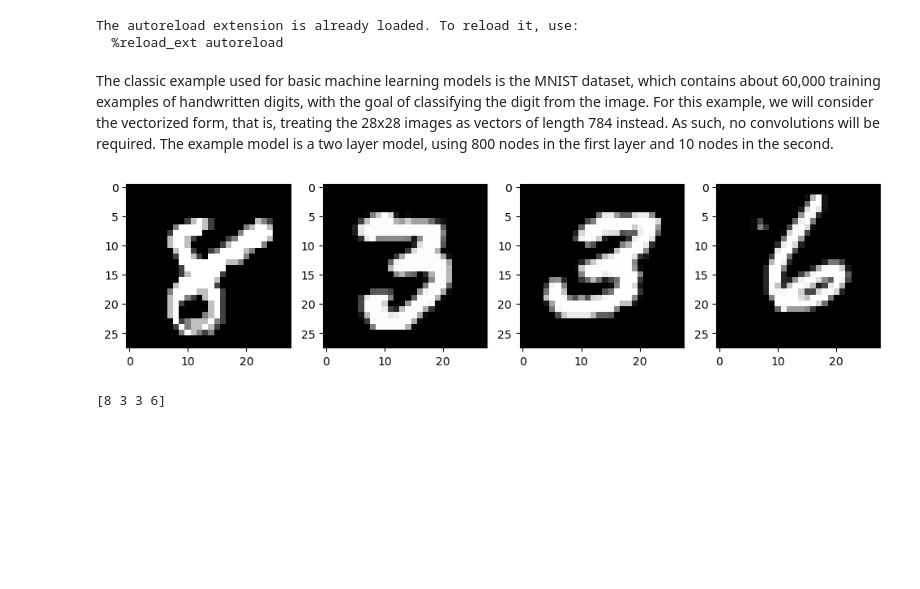
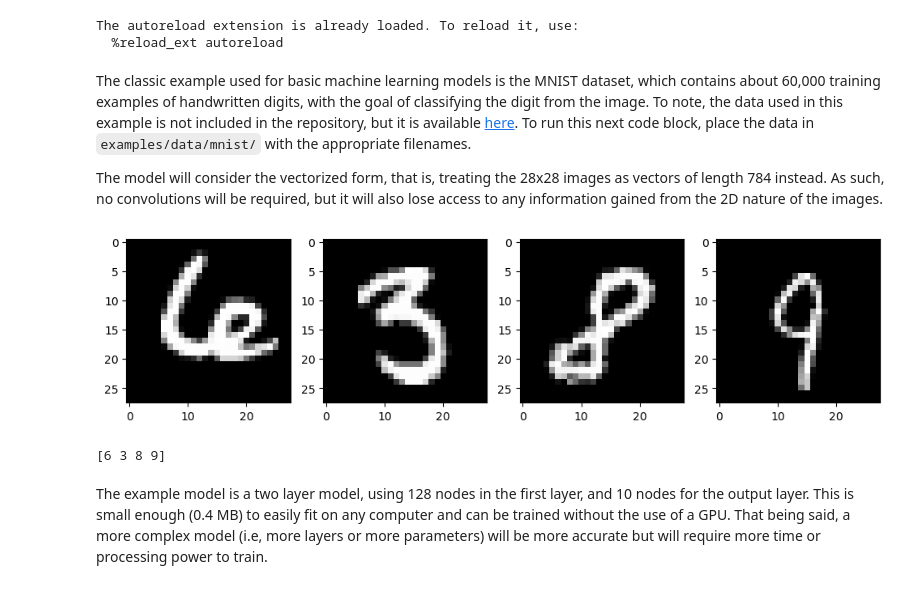
Before and after one commit to bhata-stack/nnfs, a Jupyter notebook: examples/mnist.ipynb, the cells around one changed output. Drawn from its saved outputs; the diff is of its cells as text; code cells hidden in the pictures; blank space fills up the shorter version.

```diff
--- a/examples/mnist.ipynb
+++ b/examples/mnist.ipynb
@@ -11,50 +13,53 @@ from nnfs.layers import LinearLayer
 The autoreload extension is already loaded. To reload it, use:
   %reload_ext autoreload
 # %% [markdown]
-The classic example used for basic machine learning models is the MNIST dataset, which contains about 60,000 training examples of handwritten digits, with the goal of classifying the digit from the image. For this example, we will consider the vectorized form, that is, treating the 28x28 images as vectors of length 784 instead. As such, no convolutions will be required.
-The example model is a two layer model, using 800 nodes in the first layer and 10 nodes in the second.
+The classic example used for basic machine learning models is the MNIST dataset, which contains about 60,000 training examples of handwritten digits, with the goal of classifying the digit from the image. To note, the data used in this example is not included in the repository, but it is available [here](https://drive.google.com/file/d/11ZiNnV3YtpZ7d9afHZg0rtDRrmhha-1E/view). To run this next code block, place the data in `examples/data/mnist/` with the appropriate filenames.
+
+The model will consider the vectorized form, that is, treating the 28x28 images as vectors of length 784 instead. As such, no convolutions will be required, but it will also lose access to any information gained from the 2D nature of the images.
 # %%
 # Load datasets into numpy arrays
-with open("data/train-images.idx3-ubyte", "rb") as file:
+with open("data/mnist/train-images.idx3-ubyte", "rb") as file:
     train_image = np.frombuffer(file.read(), np.uint8, offset=16).reshape(-1, 28 * 28)
-with open("data/t10k-images.idx3-ubyte", "rb") as file:
+with open("data/mnist/t10k-images.idx3-ubyte", "rb") as file:
     test_image = np.frombuffer(file.read(), np.uint8, offset=16).reshape(-1, 28 * 28)
 
-with open("data/train-labels.idx1-ubyte", "rb") as file:
+with open("data/mnist/train-labels.idx1-ubyte", "rb") as file:
     train_labels = np.frombuffer(file.read(), np.uint8, offset=8)
-with open("data/t10k-labels.idx1-ubyte", "rb") as file:
+with open("data/mnist/t10k-labels.idx1-ubyte", "rb") as file:
     test_labels = np.frombuffer(file.read(), np.uint8, offset=8)
 
 
 def draw_mnist_num(arr):
     """Helper function to draw MNIST numbers"""
     # Number of graphs
     nums = arr.shape[0]
 
     # Loop and graph
     fig, axes = plt.subplots(1, nums)
     for i in range(nums):
         axes[i].imshow(arr[i].reshape(28, 28), cmap="gray")
     fig.set_size_inches(3 * nums, 3)
     plt.show()
 
 # Confirm images and labels are aligned
 rand_inds = np.random.choice(train_image.shape[0], 4, replace = False)
 draw_mnist_num(train_image[rand_inds])
 print(train_labels[rand_inds])
 
 # Adjust labels to correspond to class output
 train_label_arr = np.zeros((train_labels.shape[0], 10), dtype=int)
-train_label_arr[train_labels - 1] = 1
+train_label_arr[np.arange(train_labels.shape[0]), train_labels] = 1
 test_label_arr = np.zeros((test_labels.shape[0], 10), dtype=int)
-test_label_arr[test_labels - 1] = 1
+test_label_arr[np.arange(test_labels.shape[0]), test_labels] = 1
 
 # Convert from (0, 255) to (0, 1) range
 train_image = train_image.copy() / 256
 test_image = test_image.copy() / 256
 # %% [output]
-[figure, old version]
+[figure, new version]
-[8 3 3 6]
+[6 3 8 9]
+# %% [markdown]
+The example model is a two layer model, using 128 nodes in the first layer, and 10 nodes for the output layer. This is small enough (0.4 MB) to easily fit on any computer and can be trained without the use of a GPU. That being said, a more complex model (i.e, more layers or more parameters) will be more accurate but will require more time or processing power to train.
 # %%
 # Set up model with two layers
 layers = [
```
Also changed, not shown: parts of 4 cells of this notebook, 9 other files.
